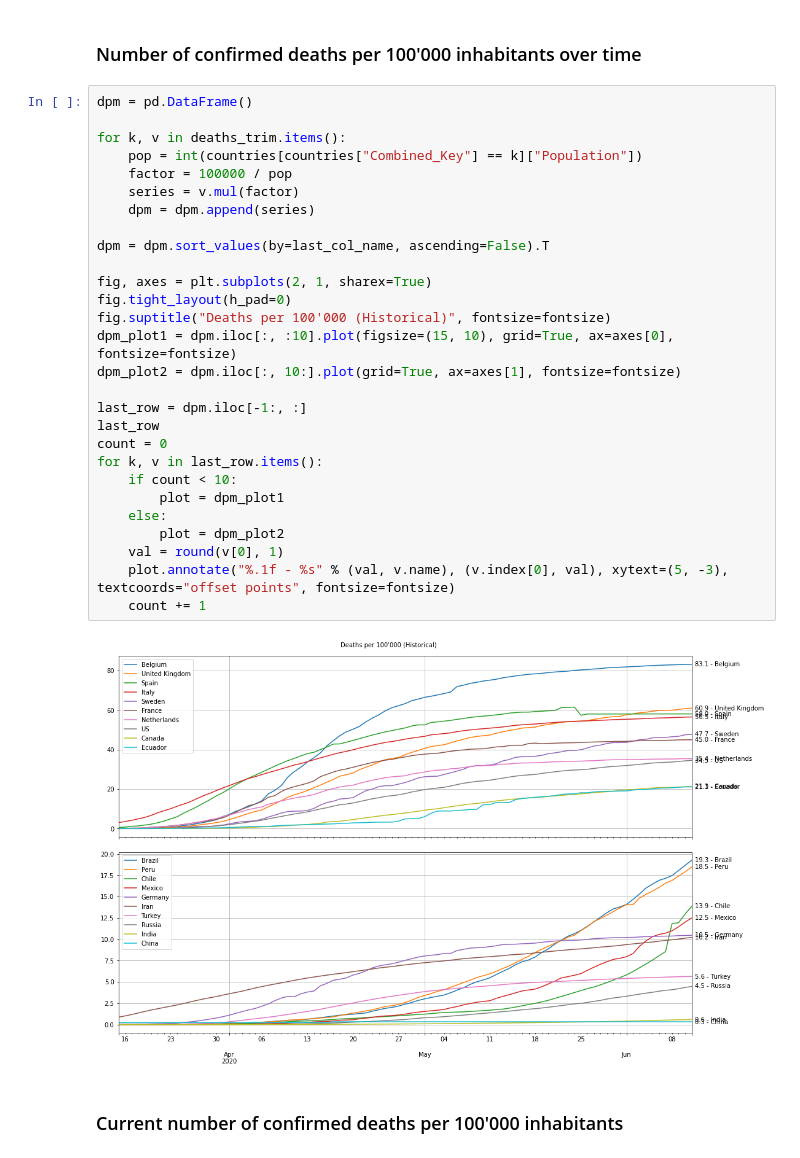
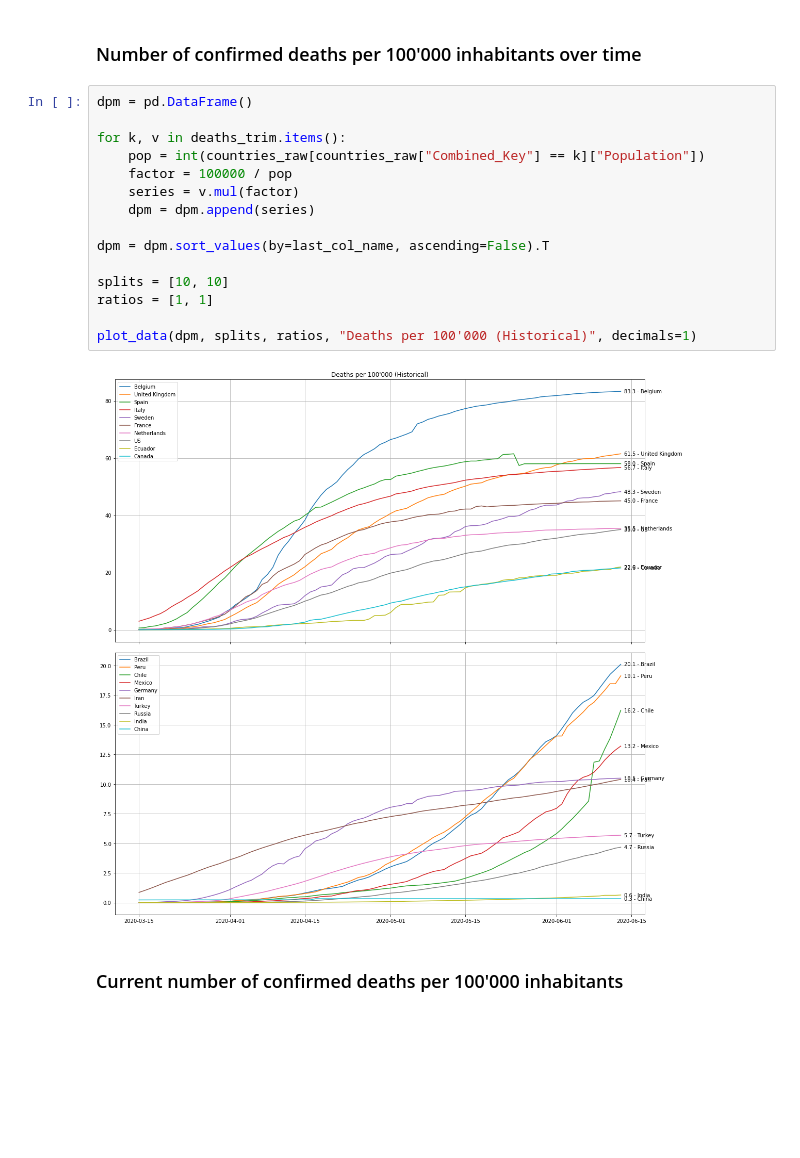
Before and after one commit to willharris/coronastats, a Jupyter notebook: coronastats.ipynb, the cells around one changed output. Saved outputs shown, nothing was run; the diff lists cells and outputs as text; blank space fills up the shorter version.

```diff
--- a/coronastats.ipynb
+++ b/coronastats.ipynb
@@ -125,35 +119,22 @@ for k, v in last_row.items():
 # %% [markdown]
 ### Number of confirmed deaths per 100'000 inhabitants over time
-# %%
-dpm = pd.DataFrame()
-
-for k, v in deaths_trim.items():
-    pop = int(countries[countries["Combined_Key"] == k]["Population"])
-    factor = 100000 / pop
-    series = v.mul(factor)
-    dpm = dpm.append(series)
-
-dpm = dpm.sort_values(by=last_col_name, ascending=False).T
-
-fig, axes = plt.subplots(2, 1, sharex=True)
-fig.tight_layout(h_pad=0)
-fig.suptitle("Deaths per 100'000 (Historical)", fontsize=fontsize)
-dpm_plot1 = dpm.iloc[:, :10].plot(figsize=(15, 10), grid=True, ax=axes[0], fontsize=fontsize)
-dpm_plot2 = dpm.iloc[:, 10:].plot(grid=True, ax=axes[1], fontsize=fontsize)
-
-last_row = dpm.iloc[-1:, :]
-last_row
-count = 0
-for k, v in last_row.items():
-    if count < 10:
-        plot = dpm_plot1
-    else:
-        plot = dpm_plot2
-    val = round(v[0], 1)
-    plot.annotate("%.1f - %s" % (val, v.name), (v.index[0], val), xytext=(5, -3), textcoords="offset points", fontsize=fontsize)
-    count += 1
-# %% [output]
-[figure, removed]
+# %%
+dpm = pd.DataFrame()
+
+for k, v in deaths_trim.items():
+    pop = int(countries_raw[countries_raw["Combined_Key"] == k]["Population"])
+    factor = 100000 / pop
+    series = v.mul(factor)
+    dpm = dpm.append(series)
+
+dpm = dpm.sort_values(by=last_col_name, ascending=False).T
+
+splits = [10, 10]
+ratios = [1, 1]
+
+plot_data(dpm, splits, ratios, "Deaths per 100'000 (Historical)", decimals=1)
+# %% [output]
+[figure, added]
 # %% [markdown]
 ### Current number of confirmed deaths per 100'000 inhabitants
 # %%
```
Also changed, not shown: parts of 13 cells of this notebook.
